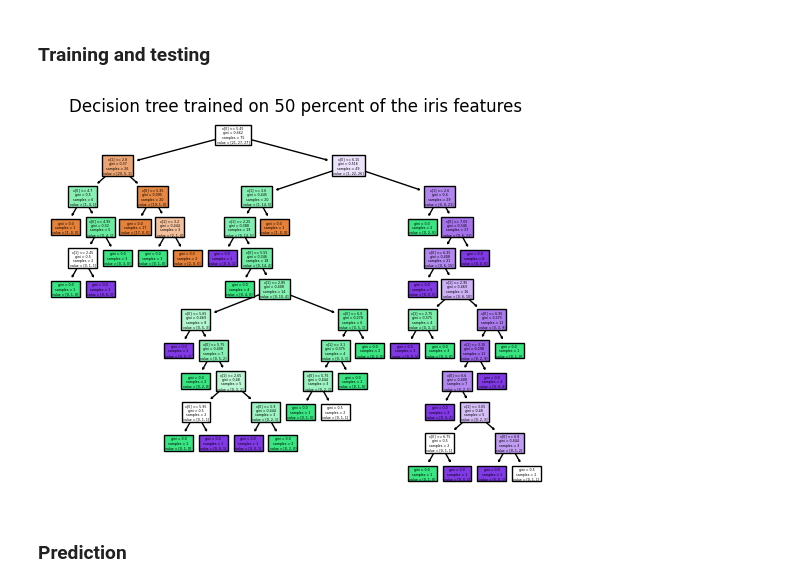
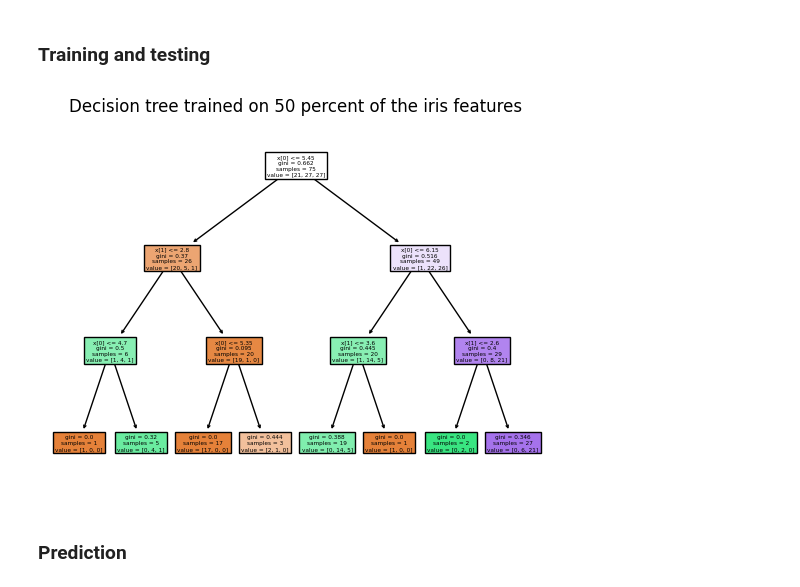
Before and after one commit to andreasmk/Iris-Classification, a Jupyter notebook: iris.ipynb, the cells around one changed output. Saved outputs shown, nothing was run; the diff lists cells and outputs as text; code cells hidden in the pictures.

Commit message:
Found the best depth

```diff
--- a/iris.ipynb
+++ b/iris.ipynb
@@ -146,17 +146,18 @@ Name: target, Length: 75, dtype: int32
 # %%
 from sklearn import tree
 
 # train the tree
-clf = tree.DecisionTreeClassifier()
+best_depth = 3 # after testing depths between 1 and 11 (it cannot add more depth than that)
+clf = tree.DecisionTreeClassifier(max_depth=best_depth)
 clf = clf.fit(X_train, y_train)
 
 # vizualize the tree
 plt.figure()
 tree.plot_tree(clf, filled=True)
 plt.title("Decision tree trained on 50 percent of the iris features")
 plt.show()
 # %% [output]
-[figure, old version]
+[figure, new version]
 # %% [markdown]
 ### **Prediction**
 # %%
```
Also changed, not shown: parts of 3 cells of this notebook.
